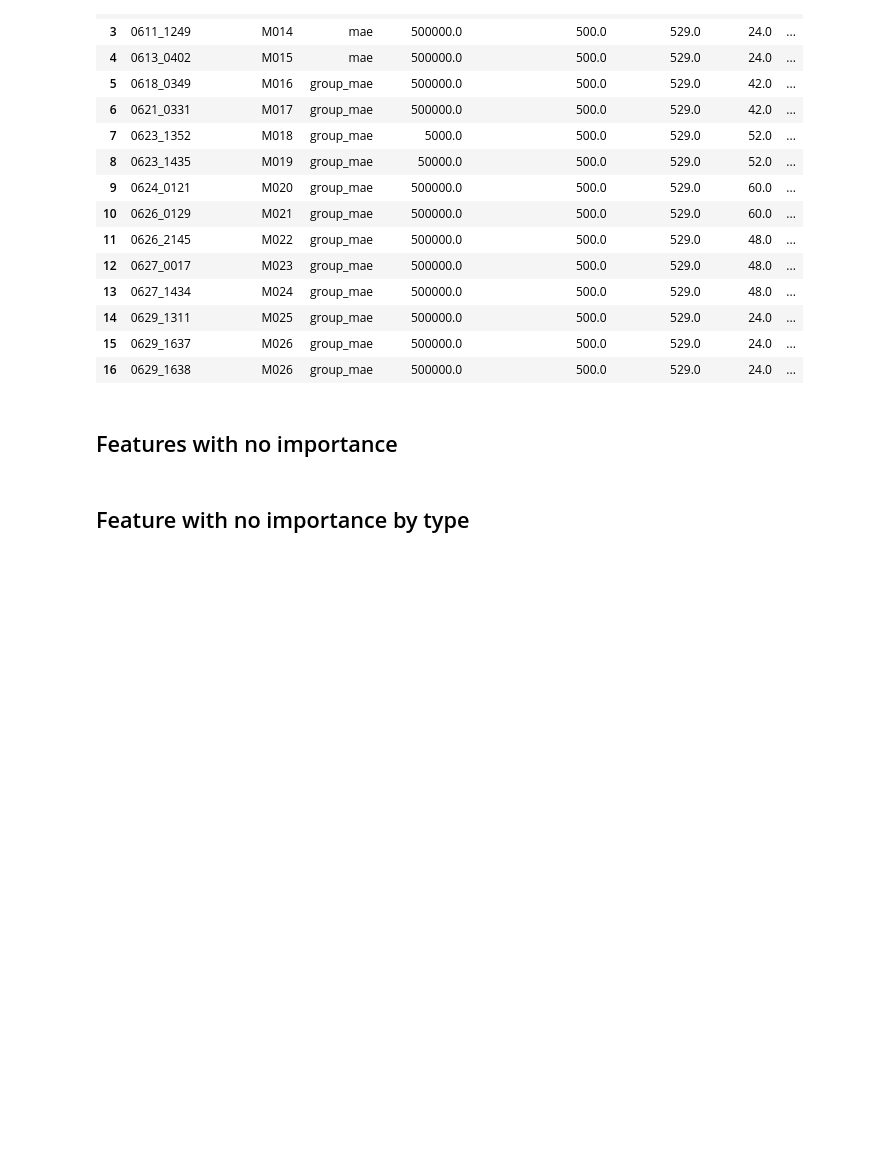
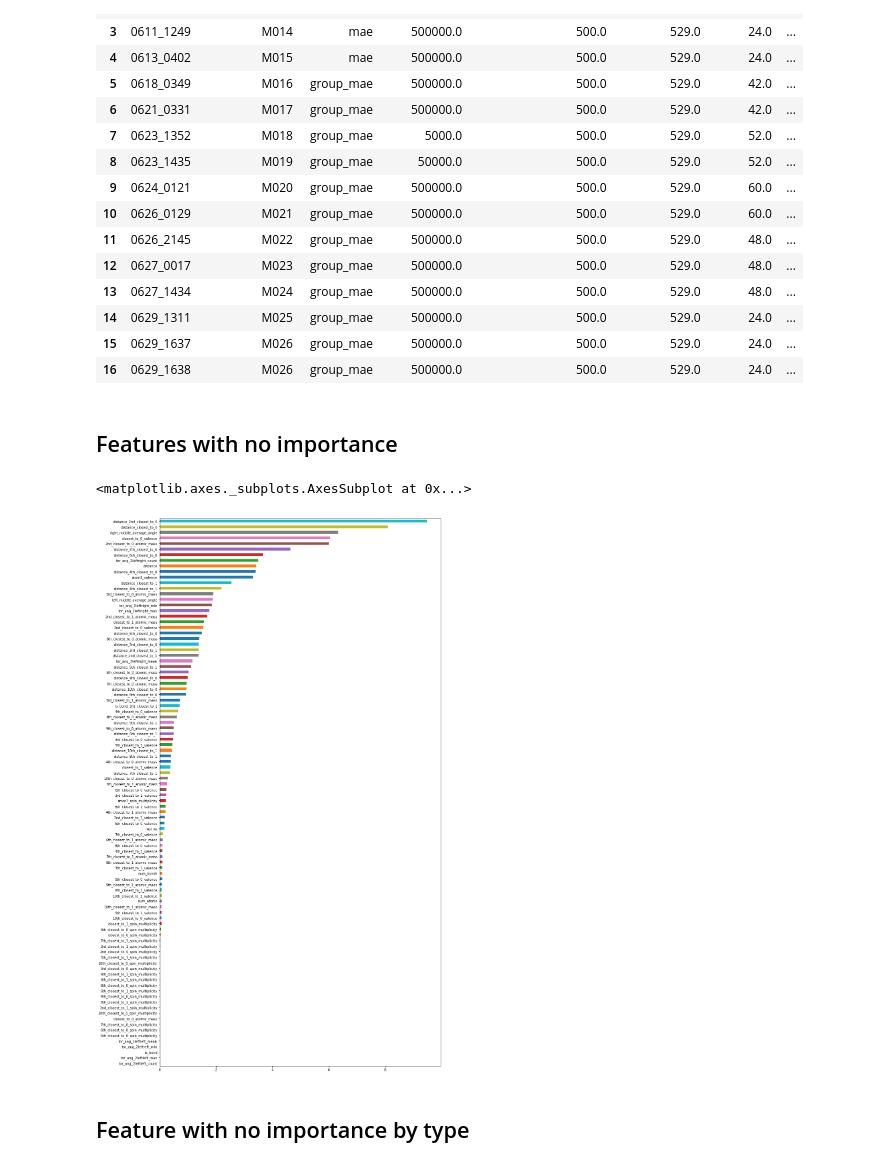
Before and after one commit to RobMulla/kaggle-champs-2019, a Jupyter notebook: notebooks/FI_ANALYSIS-M025.ipynb, the cells around one changed output. Drawn from its saved outputs; the diff is of its cells as text; code cells hidden in the pictures; blank space fills up the shorter version.

```diff
--- a/notebooks/FI_ANALYSIS-M025.ipynb
+++ b/notebooks/FI_ANALYSIS-M025.ipynb
@@ -64,3 +67,14 @@ bfi = pd.read_csv(f'../fi/{bfi_file}')
+# %%
+reg = catboost.CatBoostRegressor()
+reg.load_model('../models/M025-0629_1311-2JHC-1.model')
+df = pd.DataFrame(index=reg.feature_names_)
+df['importances'] = reg.get_feature_importance()
+df['fold'] = 1
+# %%
+df.sort_values('importances')['importances'].plot(kind='barh', figsize=(15, 30))
+# %% [output]
+<matplotlib.axes._subplots.AxesSubplot at 0x...>
+[figure, added]
 # %%
 # fi_mean = fi.groupby('feature').mean()
 # no_importance_features = fi_mean.loc[fi_mean['importance'] == 0].index.tolist()
```
Also changed, not shown: parts of 1 cell of this notebook, 21 other files.
